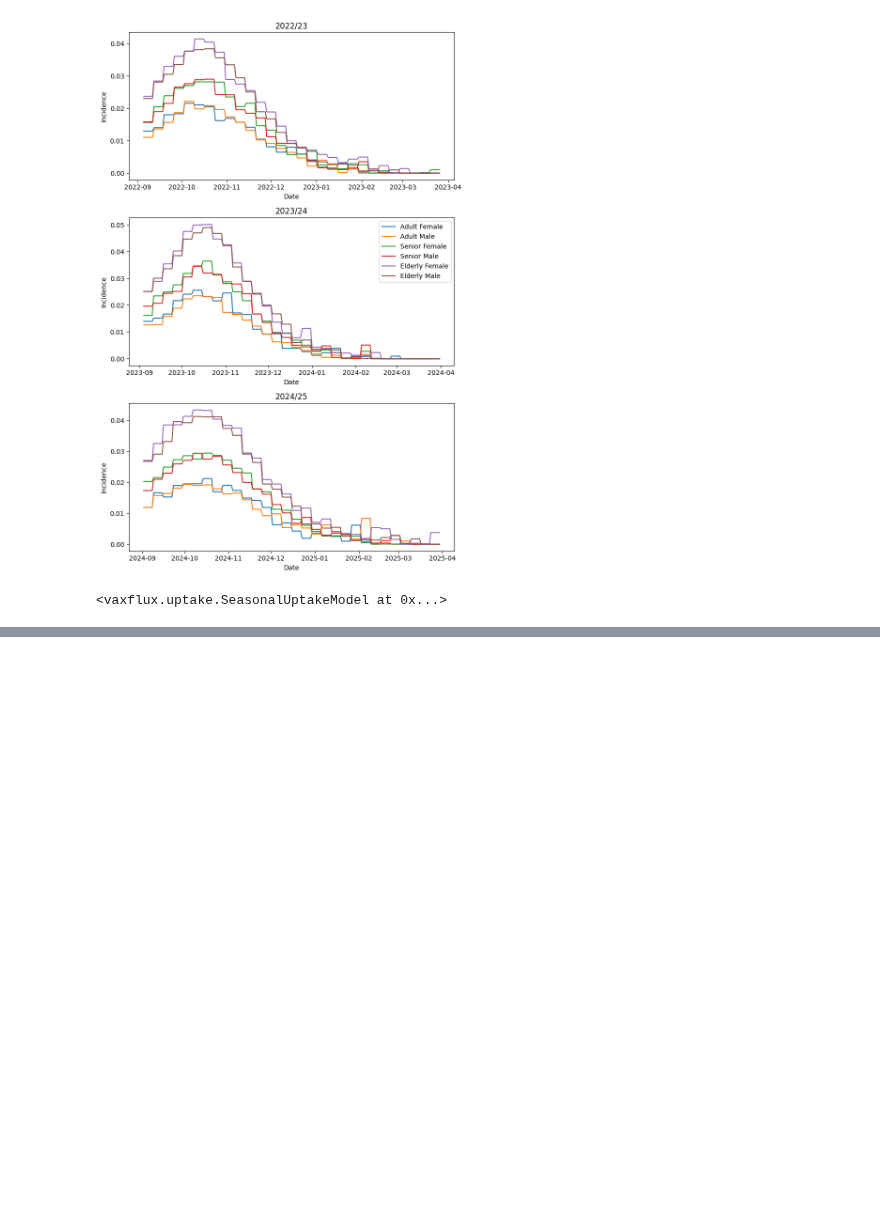
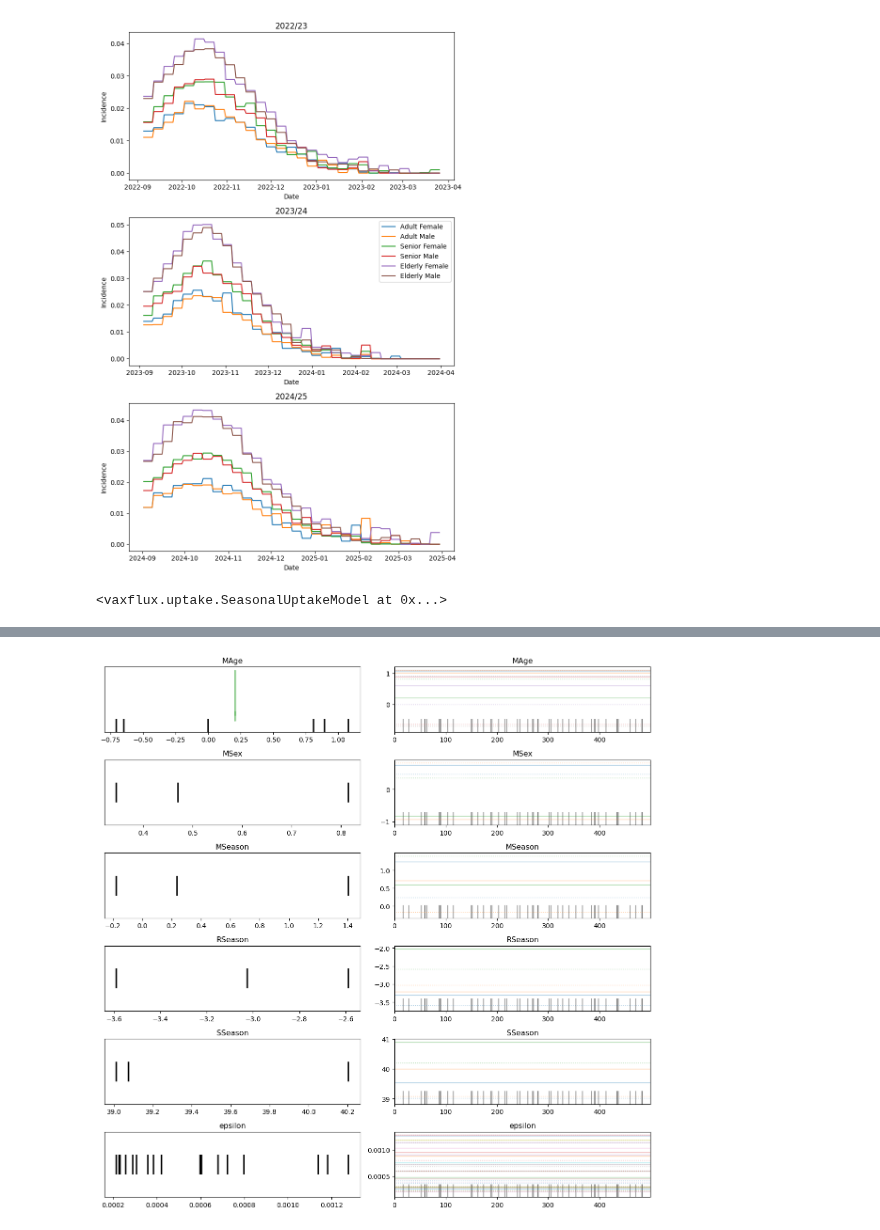
Before and after one commit to ACCIDDA/vaxflux, a Jupyter notebook: notebooks/synthetic_data.ipynb, the cells around one changed output, grey strips where cells are left out. Drawn from its saved outputs; the diff is of its cells as text; code cells hidden in the pictures; blank space fills up the shorter version.

```diff
--- a/notebooks/synthetic_data.ipynb
+++ b/notebooks/synthetic_data.ipynb
@@ -261,0 +299,7 @@ Inputs types: [TensorType(float64, shape=(None, 2)), ScalarType(int64), ScalarTy
+# %%
+az.plot_trace(
+    model._trace, var_names=["MAge", "MSex", "MSeason", "RSeason", "SSeason", "epsilon"]
+)
+plt.tight_layout()
+# %% [output]
+[figure, added]
```
Also changed, not shown: parts of 3 cells of this notebook.
